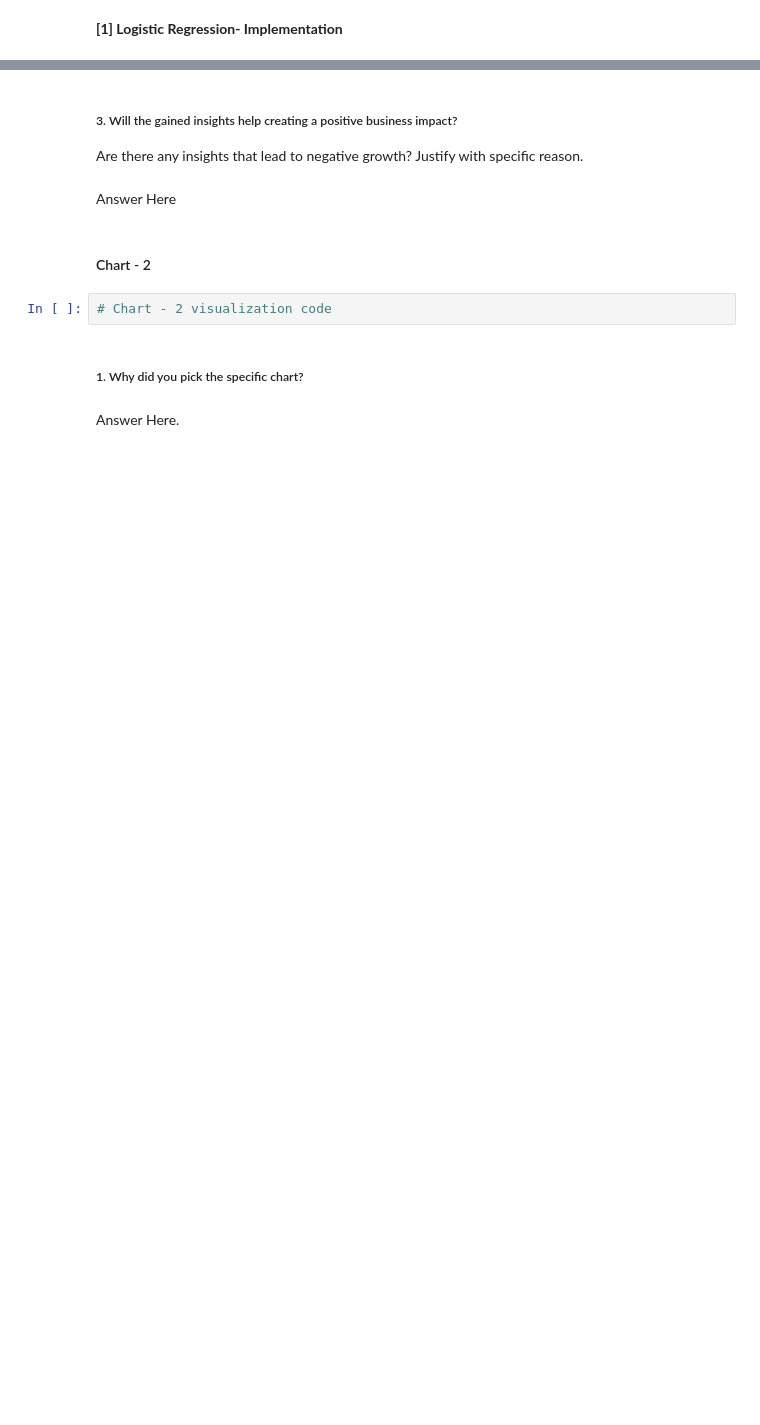
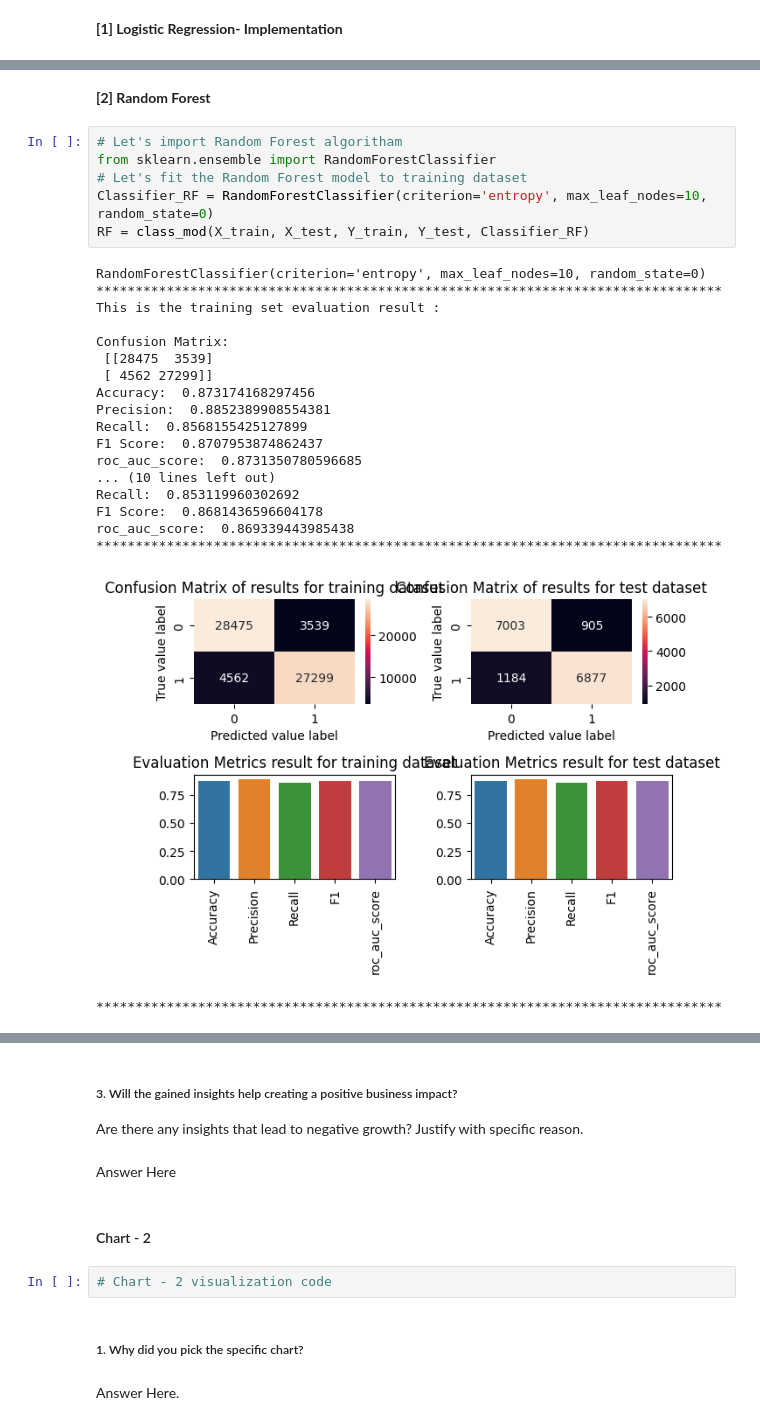
Before and after one commit to KiranKokateGitHub/Bank-Marketing-Effectiveness-Prediction_Classification, a Jupyter notebook: Kiran_Classification.ipynb, the cells around one changed output, grey strips where cells are left out. Saved outputs shown, nothing was run; the diff lists cells and outputs as text; blank space fills up the shorter version.

```diff
--- a/Kiran_Classification.ipynb
+++ b/Kiran_Classification.ipynb
@@ -882,0 +1459,28 @@ def Plot_roc_curve(Y_test, Y_pred):
+# %% [markdown]
+**[2] Random Forest**
+# %%
+# Let's import Random Forest algoritham
+from sklearn.ensemble import RandomForestClassifier
+# Let's fit the Random Forest model to training dataset
+Classifier_RF = RandomForestClassifier(criterion='entropy', max_leaf_nodes=10, random_state=0)
+RF = class_mod(X_train, X_test, Y_train, Y_test, Classifier_RF)
+# %% [output]
+RandomForestClassifier(criterion='entropy', max_leaf_nodes=10, random_state=0)
+********************************************************************************
+This is the training set evaluation result :
+
+Confusion Matrix:
+ [[28475  3539]
+ [ 4562 27299]]
+Accuracy:  0.873174168297456
+Precision:  0.8852389908554381
+Recall:  0.8568155425127899
+F1 Score:  0.8707953874862437
+roc_auc_score:  0.8731350780596685
+... (10 lines left out)
+Recall:  0.853119960302692
+F1 Score:  0.8681436596604178
+roc_auc_score:  0.869339443985438
+********************************************************************************
+[figure, added]
+********************************************************************************
```
Also changed, not shown: parts of 63 cells of this notebook.
